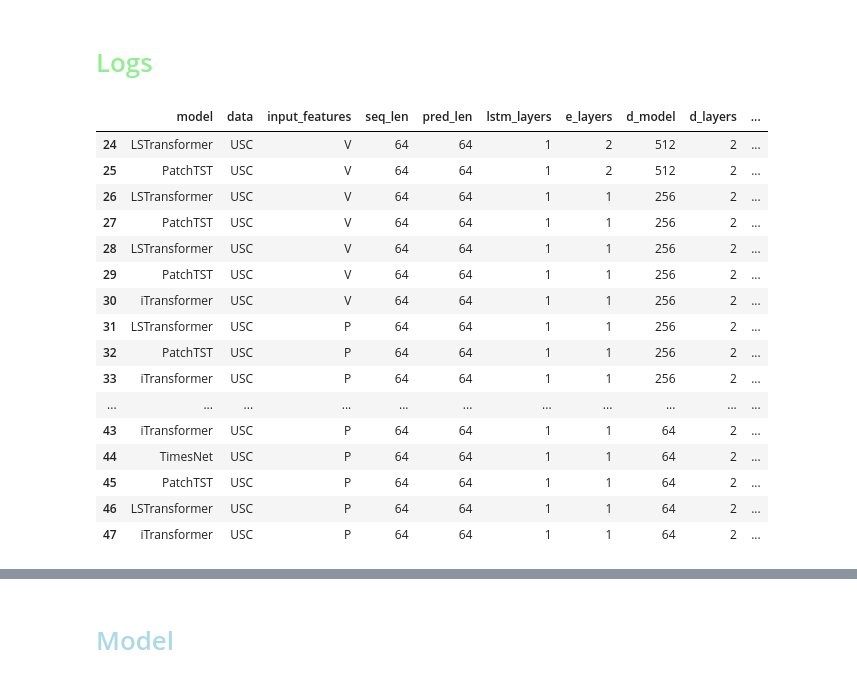
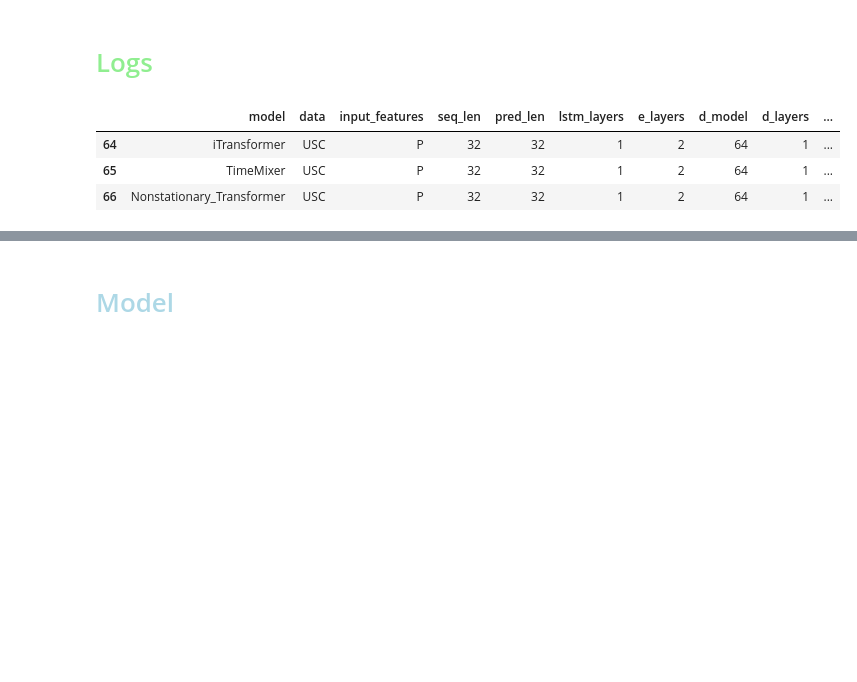
Before and after one commit to arnaud-odet/Time-Series-Library, a Jupyter notebook: results.ipynb, the cells around one changed output, grey strips where cells are left out. Drawn from its saved outputs; the diff is of its cells as text; code cells hidden in the pictures; blank space fills up the shorter version.

```diff
--- a/results.ipynb
+++ b/results.ipynb
@@ -9,26 +9,15 @@ import seaborn as sns
 # %% [markdown]
 # <span style='color:lightgreen'>Logs
 # %%
-dataset = 'USC'
+model_id = 'USC_32_32'
+input_features = 'P'
 lt_logs_df = pd.read_csv('./logs/long_term_forecast.csv', index_col = 0)
-lt_logs_df.query(f"data == '{dataset}'")[['model', 'data', 'input_features','seq_len', 'pred_len', 'lstm_layers', 'e_layers','d_model', 'd_layers',
+query = (lt_logs_df['model_id'] == model_id)&(lt_logs_df['input_features'] == input_features)&(lt_logs_df['inverse'])
+lt_logs_df[query][['model', 'data', 'input_features','seq_len', 'pred_len', 'lstm_layers', 'e_layers','d_model', 'd_layers',
        'dropout', 'learning_rate', 'nb_params', 'rmse','mse', 'mae']]
 # %% [output]
 |  | model | data | input_features | seq_len | pred_len | lstm_layers | e_layers | d_model | d_layers | ... |
-| 24 | LSTransformer | USC | V | 64 | 64 | 1 | 2 | 512 | 2 | ... |
-| 25 | PatchTST | USC | V | 64 | 64 | 1 | 2 | 512 | 2 | ... |
-| 26 | LSTransformer | USC | V | 64 | 64 | 1 | 1 | 256 | 2 | ... |
-| 27 | PatchTST | USC | V | 64 | 64 | 1 | 1 | 256 | 2 | ... |
-| 28 | LSTransformer | USC | V | 64 | 64 | 1 | 1 | 256 | 2 | ... |
-| 29 | PatchTST | USC | V | 64 | 64 | 1 | 1 | 256 | 2 | ... |
-| 30 | iTransformer | USC | V | 64 | 64 | 1 | 1 | 256 | 2 | ... |
-| 31 | LSTransformer | USC | P | 64 | 64 | 1 | 1 | 256 | 2 | ... |
-| 32 | PatchTST | USC | P | 64 | 64 | 1 | 1 | 256 | 2 | ... |
-| 33 | iTransformer | USC | P | 64 | 64 | 1 | 1 | 256 | 2 | ... |
-| ... | ... | ... | ... | ... | ... | ... | ... | ... | ... | ... |
-| 43 | iTransformer | USC | P | 64 | 64 | 1 | 1 | 64 | 2 | ... |
-| 44 | TimesNet | USC | P | 64 | 64 | 1 | 1 | 64 | 2 | ... |
-| 45 | PatchTST | USC | P | 64 | 64 | 1 | 1 | 64 | 2 | ... |
-| 46 | LSTransformer | USC | P | 64 | 64 | 1 | 1 | 64 | 2 | ... |
-| 47 | iTransformer | USC | P | 64 | 64 | 1 | 1 | 64 | 2 | ... |
+| 64 | iTransformer | USC | P | 32 | 32 | 1 | 2 | 64 | 1 | ... |
+| 65 | TimeMixer | USC | P | 32 | 32 | 1 | 2 | 64 | 1 | ... |
+| 66 | Nonstationary_Transformer | USC | P | 32 | 32 | 1 | 2 | 64 | 1 | ... |
 # %%
```
Also changed, not shown: parts of 1 cell of this notebook, 13 other files.
